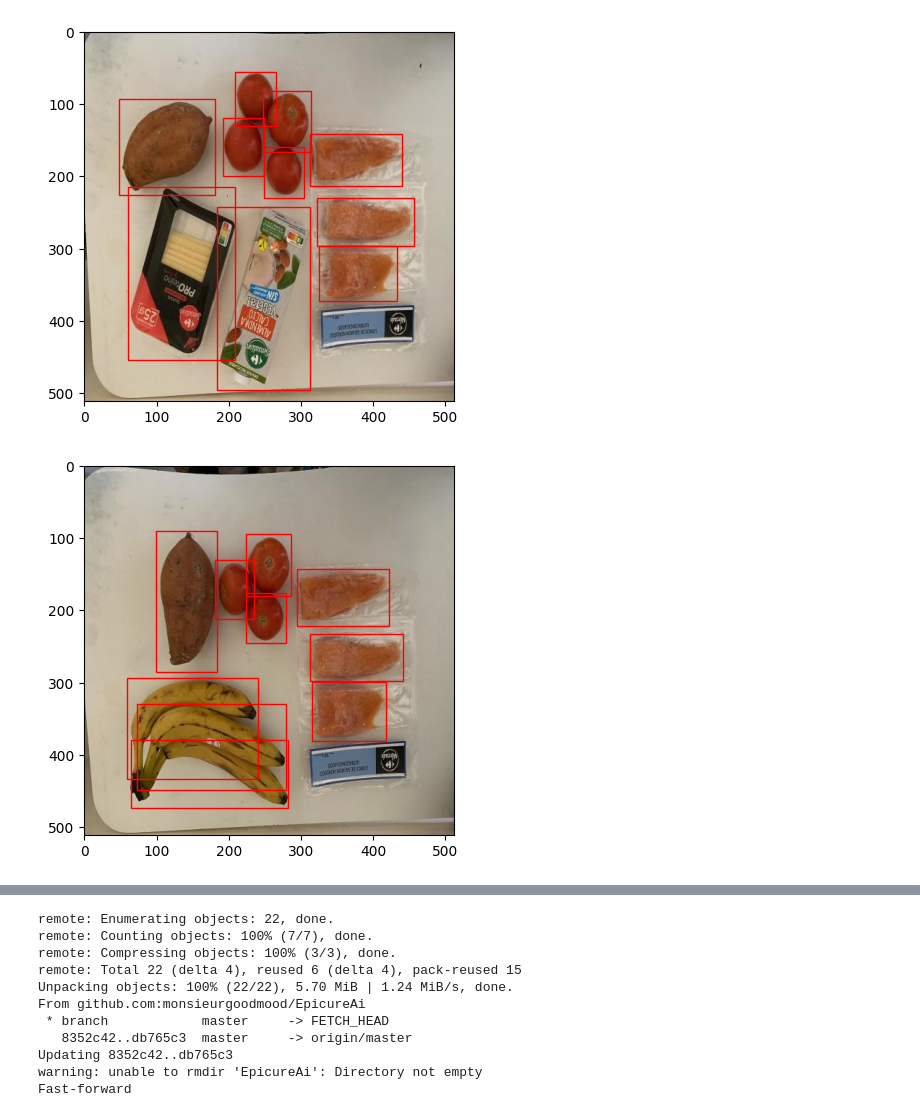
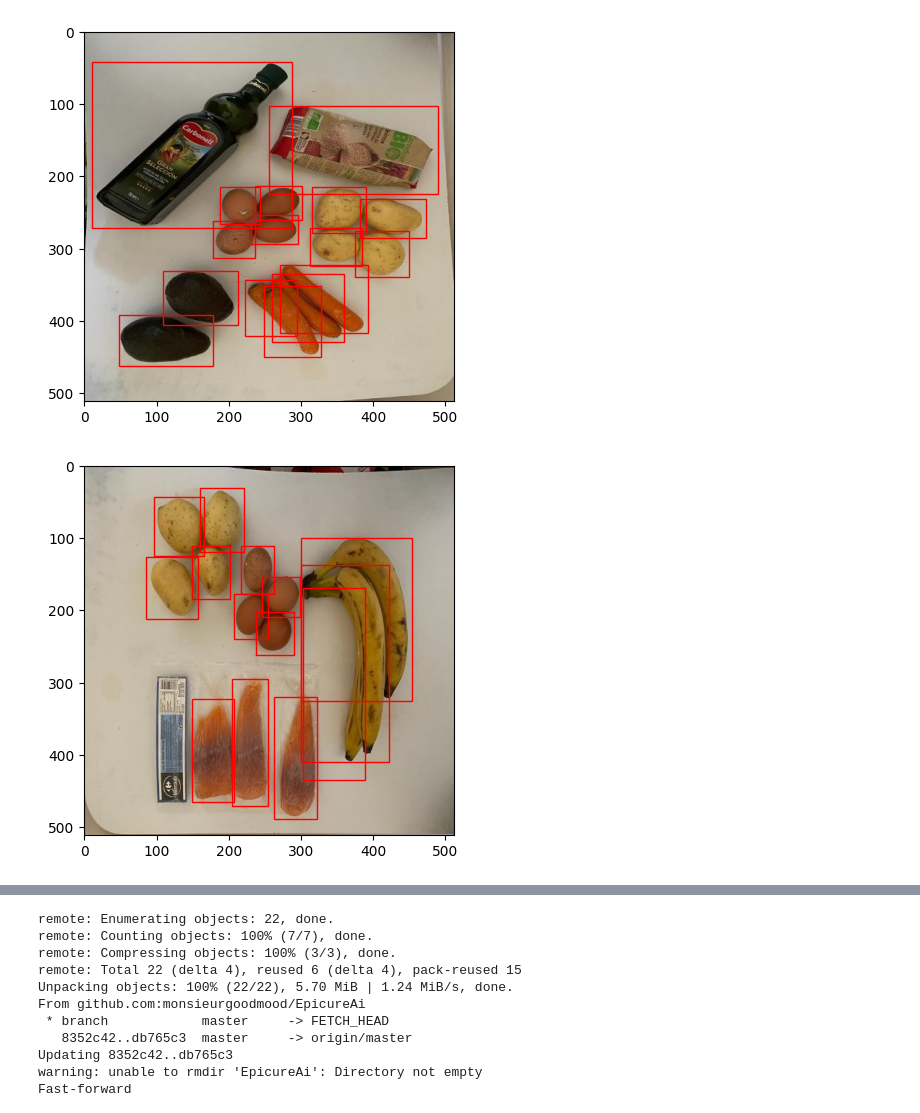
Before and after one commit to monsieurgoodmood/EpicureAi, a Jupyter notebook: images_generation.ipynb, the cells around one changed output, grey strips where cells are left out. Drawn from its saved outputs; the diff is of its cells as text; code cells hidden in the pictures.

```diff
--- a/images_generation.ipynb
+++ b/images_generation.ipynb
@@ -218,39 +218,39 @@ def show_image_with_annotations(image_file, annotation_file):
         width *= image.shape[1]
         height *= image.shape[0]
         rect = patches.Rectangle(
             (x_center - width / 2, y_center - height / 2),
             width, height, linewidth=1, edgecolor='r', facecolor='none')
         ax.add_patch(rect)
     plt.show()
 
 # Choix d'un ensemble de données (train ou valid) pour afficher une image
 chosen_subset = "train"  # ou "valid"
 
 # Utilisation de la fonction avec des chemins de fichiers mis à jour
 show_images_directory = os.path.join(new_dataset_directory, chosen_subset, "images")
 show_annotations_directory = os.path.join(new_dataset_directory, chosen_subset, "labels")
 
 # Exemple d'utilisation avec un fichier spécifique
-sample_image_file = os.path.join(show_images_directory, "rotate_image_1813.jpg")
-sample_annotation_file = os.path.join(show_annotations_directory, "rotate_annotation_1813.txt")
+sample_image_file = os.path.join(show_images_directory, "rotate_image_1484.jpg")
+sample_annotation_file = os.path.join(show_annotations_directory, "rotate_annotation_1484.txt")
 
 show_image_with_annotations(sample_image_file, sample_annotation_file)
 
 # Choix d'un ensemble de données (train ou valid) pour afficher une image
 chosen_subset = "valid"  # ou "valid"
 
 # Utilisation de la fonction avec des chemins de fichiers mis à jour
 show_images_directory = os.path.join(new_dataset_directory, chosen_subset, "images")
 show_annotations_directory = os.path.join(new_dataset_directory, chosen_subset, "labels")
 
 # Exemple d'utilisation avec un fichier spécifique
-sample_image_file = os.path.join(show_images_directory, "rotate_image_379.jpg")
-sample_annotation_file = os.path.join(show_annotations_directory, "rotate_annotation_379.txt")
+sample_image_file = os.path.join(show_images_directory, "rotate_image_885.jpg")
+sample_annotation_file = os.path.join(show_annotations_directory, "rotate_annotation_885.txt")
 
 show_image_with_annotations(sample_image_file, sample_annotation_file)
 # %% [output]
-[figure, old version]
+[figure, new version]
-[figure, old version]
+[figure, new version]
 # %%
 !git status
 # %% [output]
```
Also changed, not shown: parts of 4 cells of this notebook, 3 other files.
